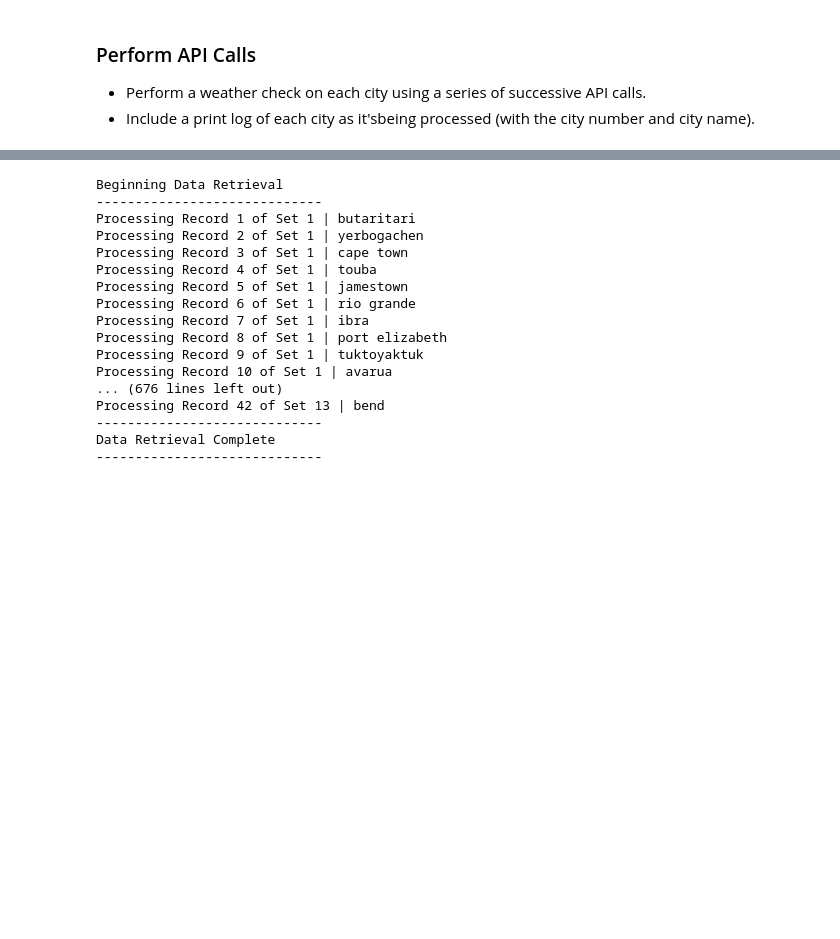
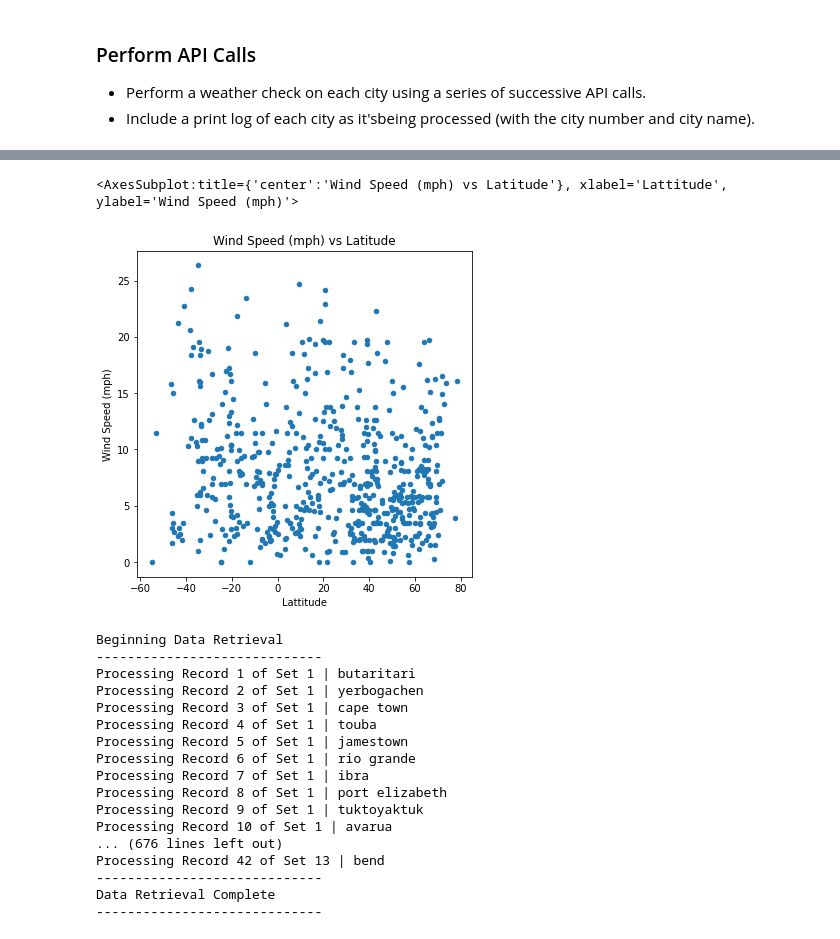
Before and after one commit to Garywtne/python-api-challenge, a Jupyter notebook: WeatherPy/WeatherPy.ipynb, the cells around one changed output, grey strips where cells are left out. Cells and saved outputs as stored; diff of their text form; code cells hidden in the pictures; blank space fills up the shorter version.

```diff
--- a/WeatherPy/WeatherPy.ipynb
+++ b/WeatherPy/WeatherPy.ipynb
@@ -64,3 +139,9 @@ print(lat_lngs)
+# %%
+# Create a scatter plot which compares Wind Speed (mph) vs. Latitude
+scatter_clean.plot(kind="scatter", x="Lattitude", y="Wind Speed (mph)", figsize=(6,6), title="Wind Speed (mph) vs Latitude")
+# %% [output]
+<AxesSubplot:title={'center':'Wind Speed (mph) vs Latitude'}, xlabel='Lattitude', ylabel='Wind Speed (mph)'>
+[figure, added]
 # %%
 # %% [output]
 Beginning Data Retrieval
```
Also changed, not shown: parts of 11 cells of this notebook, 1 other file.
